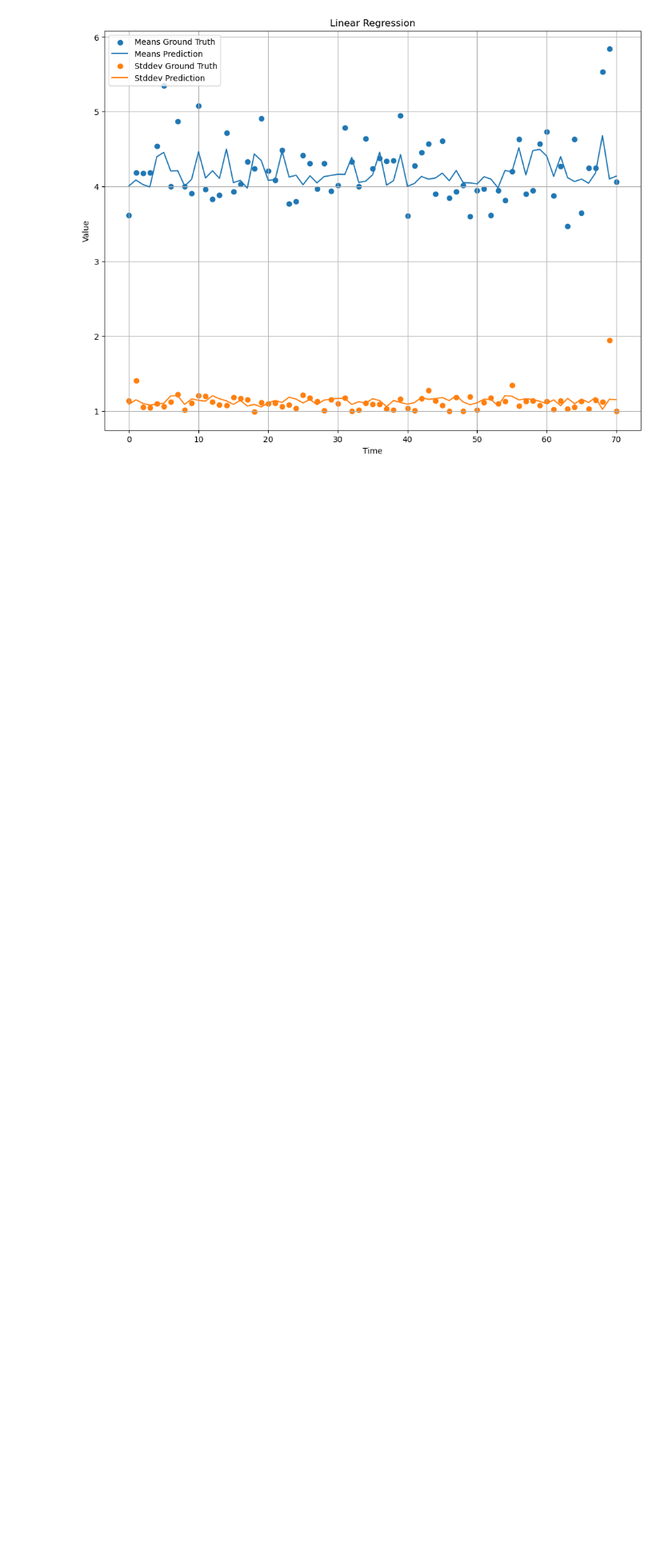
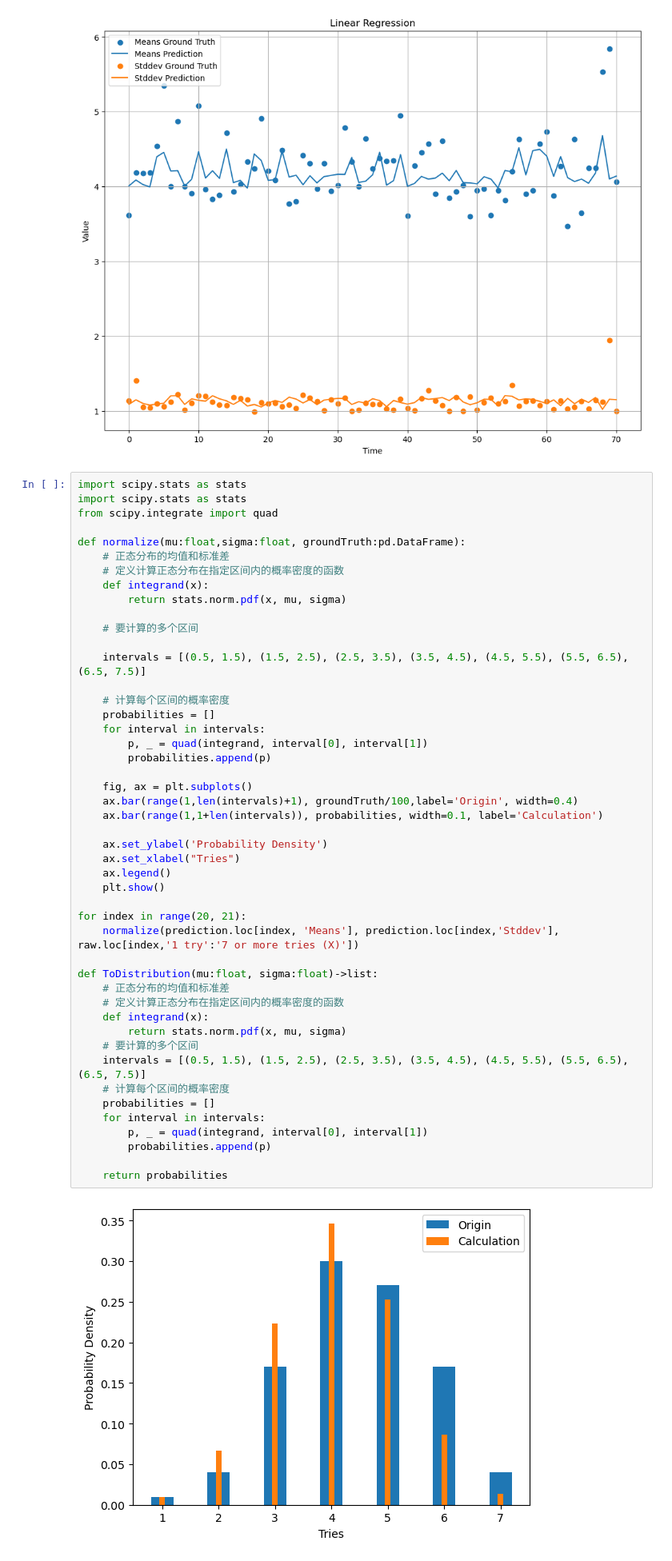
Before and after one commit to Xianyu39/MCMA2023, a Jupyter notebook: Problem2/Problem2.ipynb, the cells around one changed output. Shown: that part at 80% size. Drawn from its saved outputs; the diff is of its cells as text; blank space fills up the shorter version.

```diff
--- a/Problem2/Problem2.ipynb
+++ b/Problem2/Problem2.ipynb
@@ -131,3 +131,52 @@ MAE:
 Stddev    0.064234
 dtype: float64
 [figure]
+# %%
+import scipy.stats as stats
+import scipy.stats as stats
+from scipy.integrate import quad
+
+def normalize(mu:float,sigma:float, groundTruth:pd.DataFrame):
+    # 正态分布的均值和标准差
+    # 定义计算正态分布在指定区间内的概率密度的函数
+    def integrand(x):
+        return stats.norm.pdf(x, mu, sigma)
+
+    # 要计算的多个区间
+
+    intervals = [(0.5, 1.5), (1.5, 2.5), (2.5, 3.5), (3.5, 4.5), (4.5, 5.5), (5.5, 6.5), (6.5, 7.5)]
+
+    # 计算每个区间的概率密度
+    probabilities = []
+    for interval in intervals:
+        p, _ = quad(integrand, interval[0], interval[1])
+        probabilities.append(p)
+
+    fig, ax = plt.subplots()
+    ax.bar(range(1,len(intervals)+1), groundTruth/100,label='Origin', width=0.4)
+    ax.bar(range(1,1+len(intervals)), probabilities, width=0.1, label='Calculation')
+
+    ax.set_ylabel('Probability Density')
+    ax.set_xlabel("Tries")
+    ax.legend()
+    plt.show()
+
+for index in range(20, 21):
+    normalize(prediction.loc[index, 'Means'], prediction.loc[index,'Stddev'], raw.loc[index,'1 try':'7 or more tries (X)'])
+
+def ToDistribution(mu:float, sigma:float)->list:
+    # 正态分布的均值和标准差
+    # 定义计算正态分布在指定区间内的概率密度的函数
+    def integrand(x):
+        return stats.norm.pdf(x, mu, sigma)
+    # 要计算的多个区间
+    intervals = [(0.5, 1.5), (1.5, 2.5), (2.5, 3.5), (3.5, 4.5), (4.5, 5.5), (5.5, 6.5), (6.5, 7.5)]
+    # 计算每个区间的概率密度
+    probabilities = []
+    for interval in intervals:
+        p, _ = quad(integrand, interval[0], interval[1])
+        probabilities.append(p)
+
+    return probabilities
+# %% [output]
+[figure, added]
```
Also changed, not shown: parts of 1 cell of this notebook, 3 other files.
